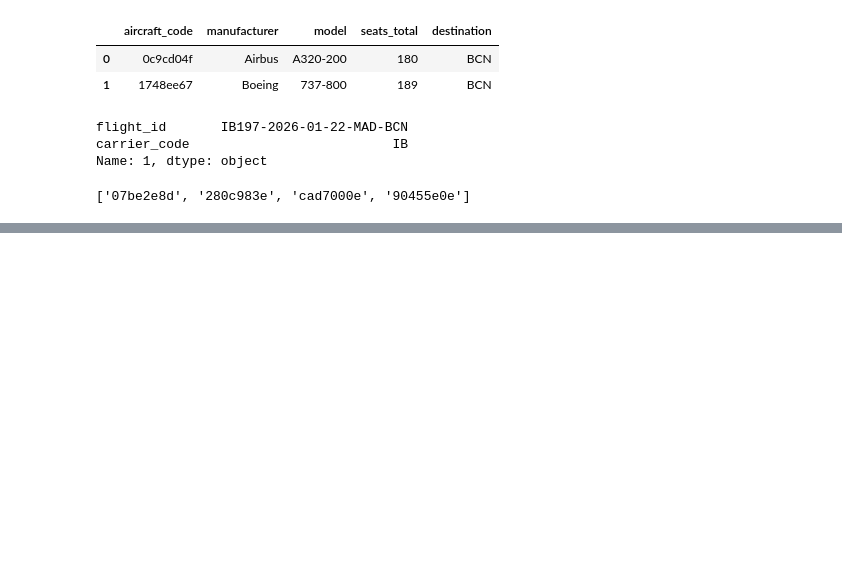
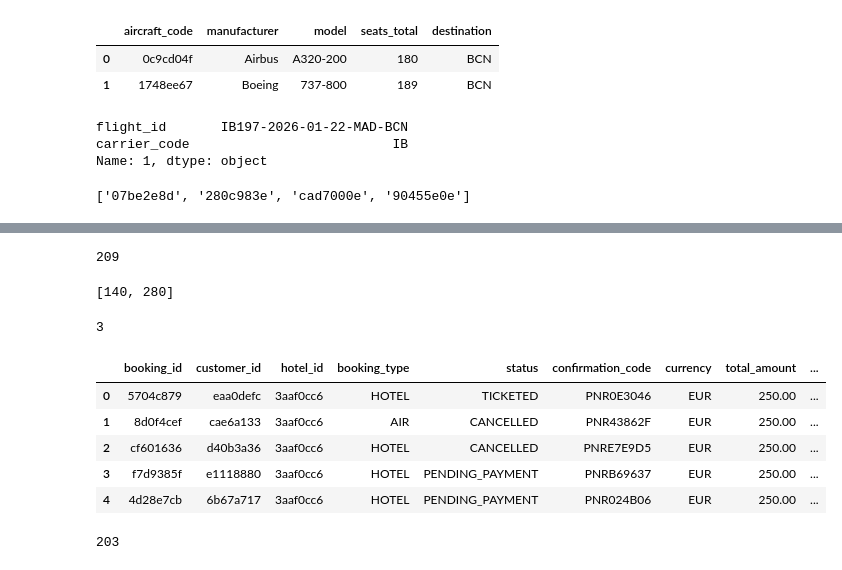
Before and after one commit to Vedia-JerezDaniel/api-book-part-one, a Jupyter notebook: chapter3/travel/traveltech_data.ipynb, the cells around one changed output, grey strips where cells are left out. Drawn from its saved outputs; the diff is of its cells as text; code cells hidden in the pictures; blank space fills up the shorter version.

```diff
--- a/chapter3/travel/traveltech_data.ipynb
+++ b/chapter3/travel/traveltech_data.ipynb
@@ -1007,0 +1079,26 @@ cursor.close()
+# %%
+random.choice(range(HOTELS[1][-1][0],HOTELS[1][-1][1]))
+# %% [output]
+209
+# %%
+HOTELS[1][-1]
+# %% [output]
+[140, 280]
+# %%
+random.choice(range(3, 7))
+# %% [output]
+3
+# %%
+df_b.head()
+# %% [output]
+|  | booking_id | customer_id | hotel_id | booking_type | status | confirmation_code | currency | total_amount | ... |
+| 0 | 5704c879 | eaa0defc | 3aaf0cc6 | HOTEL | TICKETED | PNR0E3046 | EUR | 250.00 | ... |
+| 1 | 8d0f4cef | cae6a133 | 3aaf0cc6 | AIR | CANCELLED | PNR43862F | EUR | 250.00 | ... |
+| 2 | cf601636 | d40b3a36 | 3aaf0cc6 | HOTEL | CANCELLED | PNRE7E9D5 | EUR | 250.00 | ... |
+| 3 | f7d9385f | e1118880 | 3aaf0cc6 | HOTEL | PENDING_PAYMENT | PNRB69637 | EUR | 250.00 | ... |
+| 4 | 4d28e7cb | 6b67a717 | 3aaf0cc6 | HOTEL | PENDING_PAYMENT | PNR024B06 | EUR | 250.00 | ... |
+# %%
+# random.choice(range(HOTELS[j][-1][0],HOTELS[j][-1][1]))
+random.choice(range(HOTELS[j][-1][0],HOTELS[j][-1][1]))
+# %% [output]
+203
```
Also changed, not shown: parts of 16 cells of this notebook, 6 other files.
